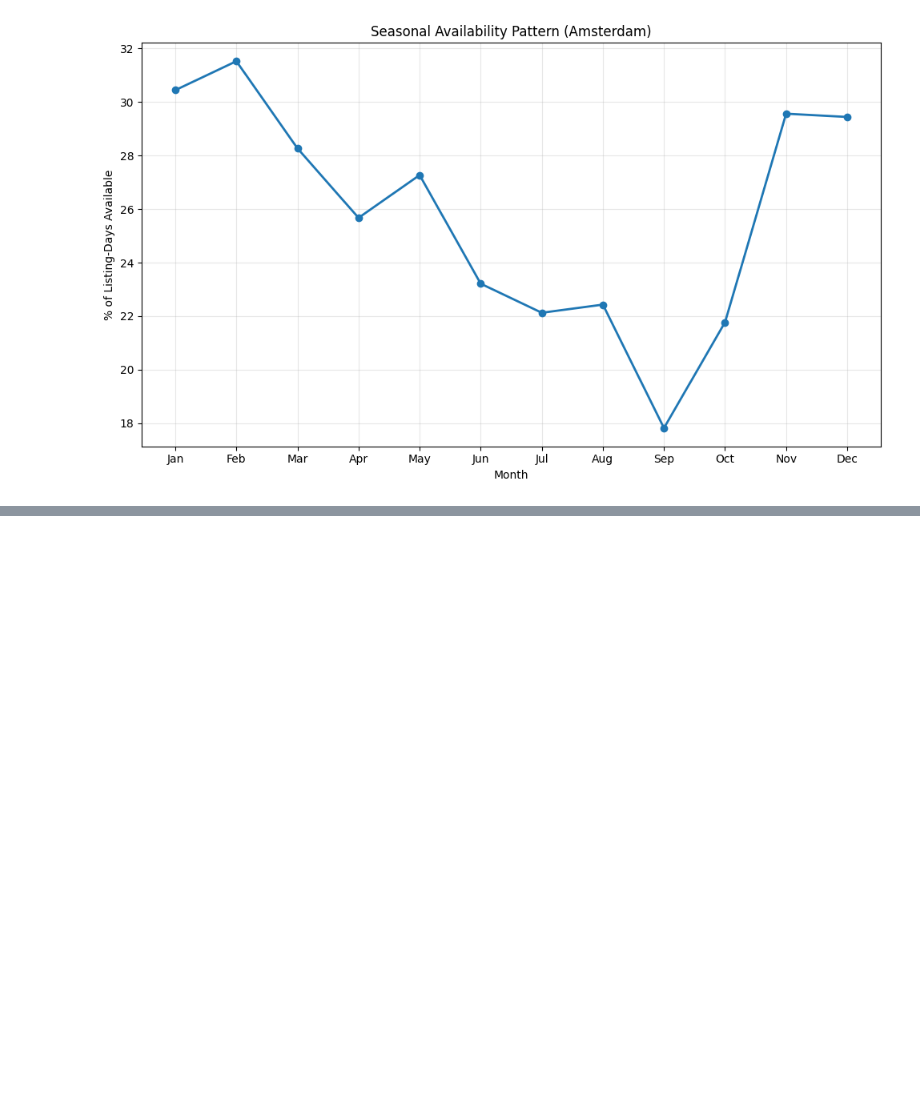
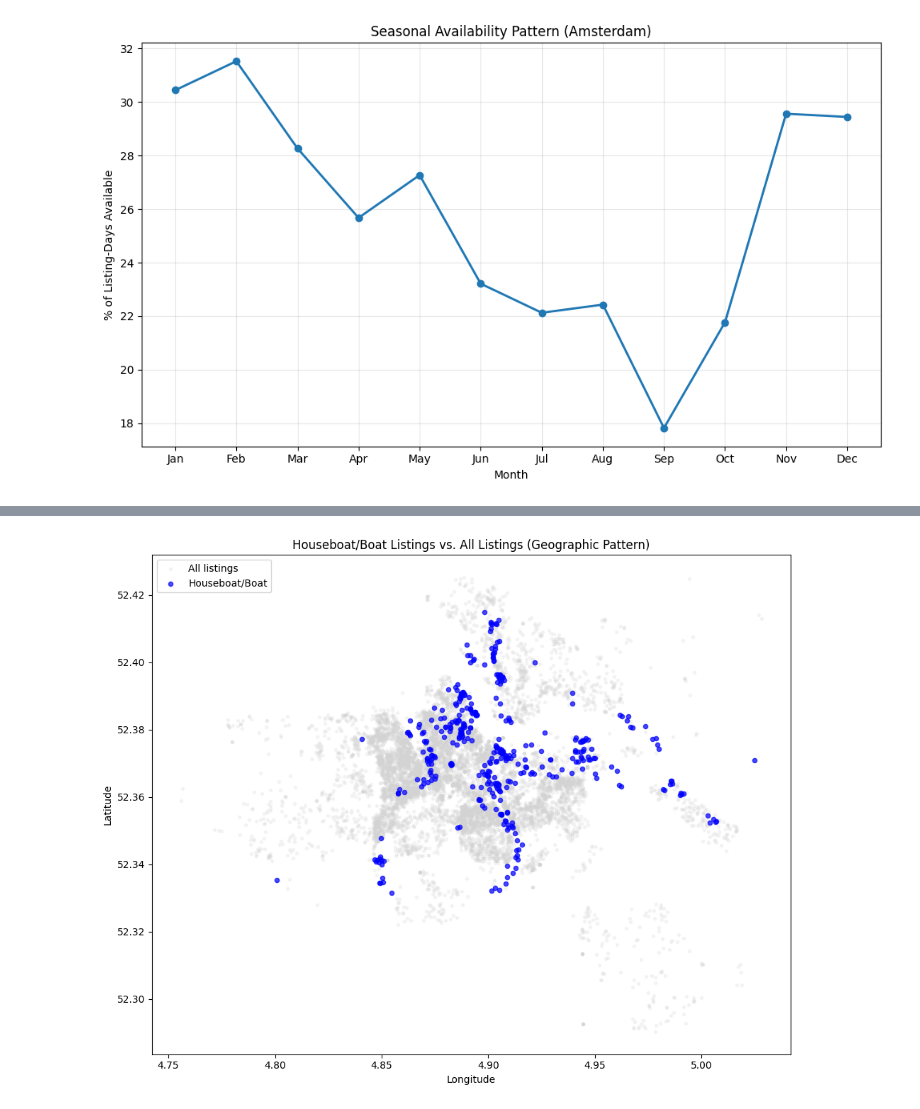
Before and after one commit to HimayaPathirage/airbnb-amsterdam, a Jupyter notebook: notebooks/section4_eda.ipynb, the cells around one changed output, grey strips where cells are left out. Saved outputs shown, nothing was run; the diff lists cells and outputs as text; code cells hidden in the pictures; blank space fills up the shorter version.

```diff
--- a/notebooks/section4_eda.ipynb
+++ b/notebooks/section4_eda.ipynb
@@ -192,0 +328,19 @@ plt.show()
+# %%
+plt.figure(figsize=(10, 8))
+
+# Plot all listings as a faint background for context
+plt.scatter(df['longitude'], df['latitude'], c='lightgrey', alpha=0.2, s=8, label='All listings')
+
+# Highlight houseboats specifically
+houseboats = df[df['property_type_grouped'] == 'Houseboat/Boat']
+plt.scatter(houseboats['longitude'], houseboats['latitude'], c='blue', alpha=0.7, s=20, label='Houseboat/Boat')
+
+plt.xlabel('Longitude')
+plt.ylabel('Latitude')
+plt.title('Houseboat/Boat Listings vs. All Listings (Geographic Pattern)')
+plt.legend()
+plt.tight_layout()
+plt.savefig('../reports/houseboat_clustering.png', dpi=150)
+plt.show()
+# %% [output]
+[figure, added]
```
Also changed, not shown: parts of 7 cells of this notebook, 6 other files.
